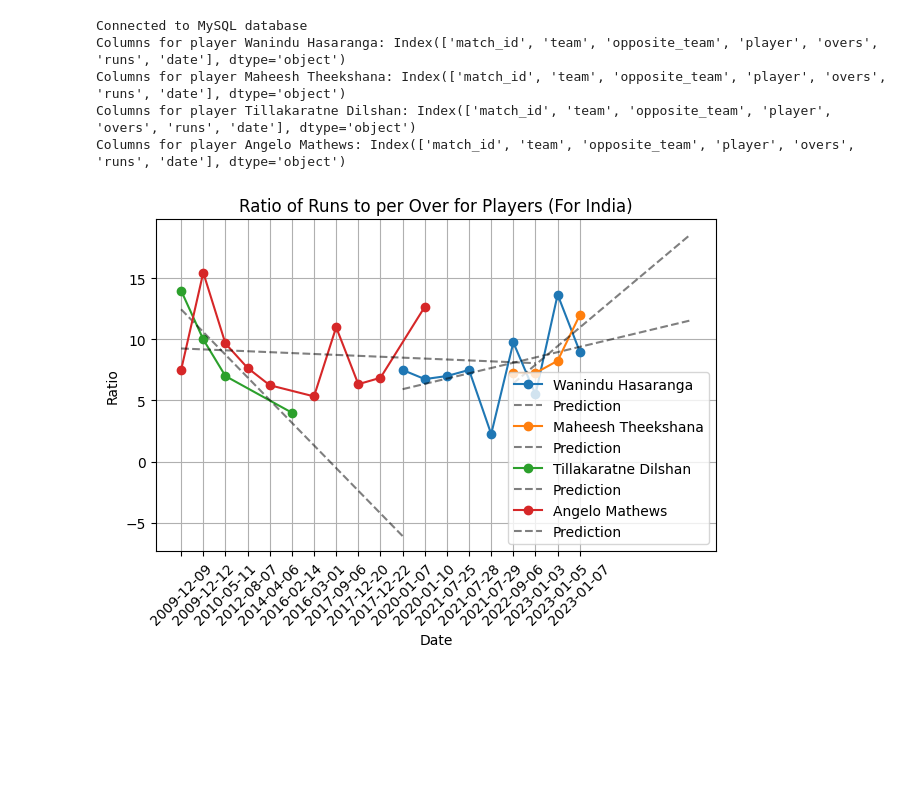
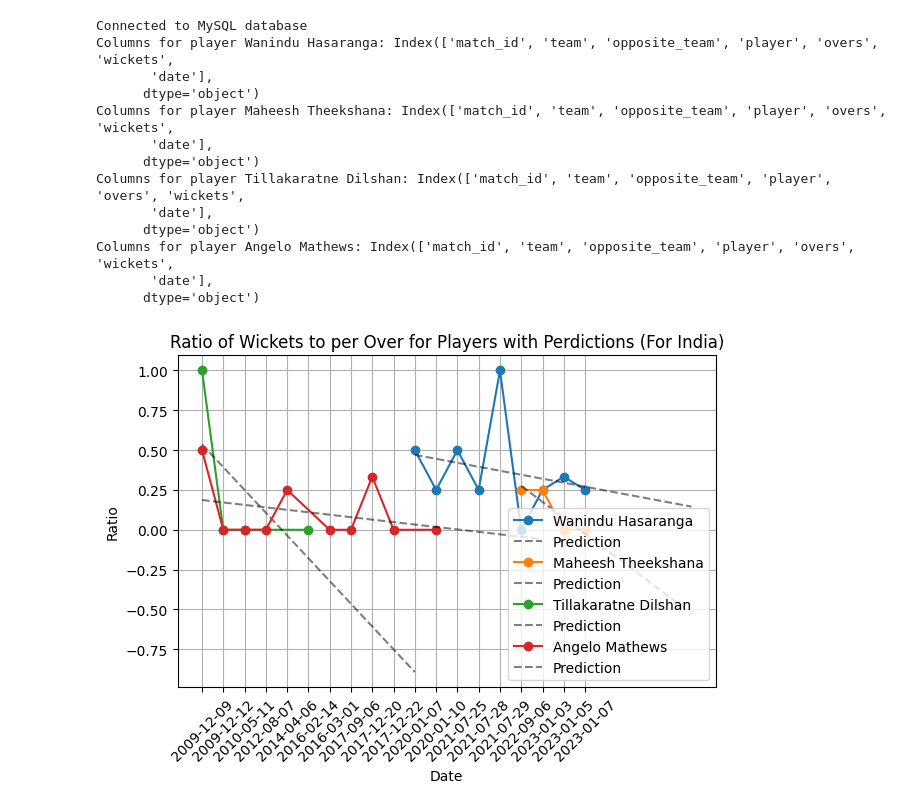
Before and after one commit to mawanana/rsu-54-20275335, a Jupyter notebook: data_analyst/bowling_analyst_with_perdictions.ipynb, the cells around one changed output. Cells and saved outputs as stored; diff of their text form; code cells hidden in the pictures; blank space fills up the shorter version.

```diff
--- a/data_analyst/bowling_analyst_with_perdictions.ipynb
+++ b/data_analyst/bowling_analyst_with_perdictions.ipynb
@@ -134,7 +134,7 @@ def plot_data(master_df, players):
         else:
             print(f"Warning: 'ratio' column not found in DataFrame for player {player}")
 
-    plt.title(f'Ratio of {filter_field.capitalize()} to per Over for Players (For {opposite_team.capitalize()})')
+    plt.title(f'Ratio of {filter_field.capitalize()} to per Over for Players with Perdictions (For {opposite_team.capitalize()})')
     plt.xlabel('Date')
     plt.ylabel('Ratio')
     plt.legend()
@@ -143,41 +143,51 @@ def plot_data(master_df, players):
     plt.tight_layout()
 
     # Save the graph
-    plt.savefig(f'Ratio of {filter_field.capitalize()} to per Over for Players (For {opposite_team.capitalize()})')
+    plt.savefig(f'Ratio of {filter_field.capitalize()} to per Over for Players  with Perdictions (For {opposite_team.capitalize()})')
 
     # Save data to JSON file
     with open('output_file' + '.json', 'w') as f:
         json.dump(data_dict, f)
 
 
     plt.show()
 
 
 
 if __name__ == "__main__":
     team = 'Sri Lanka'
     opposite_team = 'India'
     # opposite_team = 'All'
     players = ['Wanindu Hasaranga', 'Maheesh Theekshana','Tillakaratne Dilshan','Angelo Mathews']
-    filter_field = 'runs'
+    filter_field = 'wickets'
+    # filter_field = 'dot', 'runs', 'fours', 'sixes', 'no_balls', 'wide_balls'.'wickets'
+
 
     # Fetch data for multiple players
     dfs = fetch_data(team, opposite_team, players, filter_field)
 
     # Merge all players DataFrames into master_df
     master_df = pd.concat(dfs, ignore_index=True)
 
     master_df['date'] = pd.to_datetime(master_df['date'])
 
     # Sort DataFrame by 'date'
     master_df = master_df.sort_values(by='date', ascending=True)
 
     # Plot data for multiple players
     plot_data(master_df, players)
 # %% [output]
 Connected to MySQL database
-Columns for player Wanindu Hasaranga: Index(['match_id', 'team', 'opposite_team', 'player', 'overs', 'runs', 'date'], dtype='object')
-Columns for player Maheesh Theekshana: Index(['match_id', 'team', 'opposite_team', 'player', 'overs', 'runs', 'date'], dtype='object')
-Columns for player Tillakaratne Dilshan: Index(['match_id', 'team', 'opposite_team', 'player', 'overs', 'runs', 'date'], dtype='object')
-Columns for player Angelo Mathews: Index(['match_id', 'team', 'opposite_team', 'player', 'overs', 'runs', 'date'], dtype='object')
+Columns for player Wanindu Hasaranga: Index(['match_id', 'team', 'opposite_team', 'player', 'overs', 'wickets',
+       'date'],
+      dtype='object')
+Columns for player Maheesh Theekshana: Index(['match_id', 'team', 'opposite_team', 'player', 'overs', 'wickets',
+       'date'],
+      dtype='object')
+Columns for player Tillakaratne Dilshan: Index(['match_id', 'team', 'opposite_team', 'player', 'overs', 'wickets',
+       'date'],
+      dtype='object')
+Columns for player Angelo Mathews: Index(['match_id', 'team', 'opposite_team', 'player', 'overs', 'wickets',
+       'date'],
+      dtype='object')
-[figure, old version]
+[figure, new version]
```
Also changed, not shown: 12 other files.
